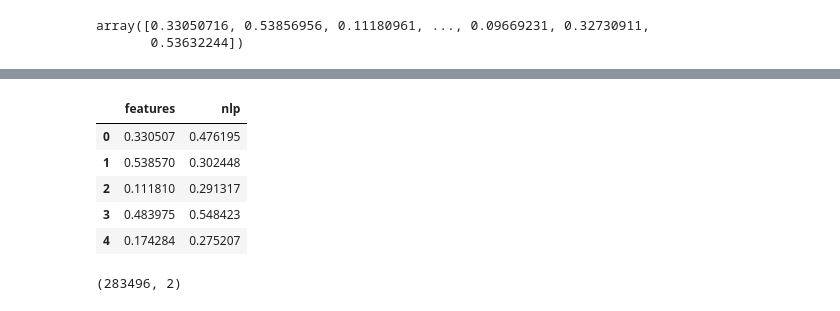
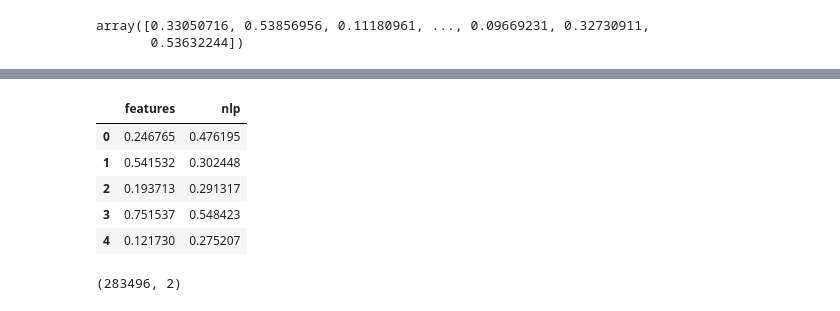
Before and after one commit to benkarlsberg/Ensemble-Deep-Learning-Model-Predict-Kickstarter-Success, a Jupyter notebook: Modeling.ipynb, the cells around one changed output, grey strips where cells are left out. Saved outputs shown, nothing was run; the diff lists cells and outputs as text; code cells hidden in the pictures.

```diff
--- a/Modeling.ipynb
+++ b/Modeling.ipynb
@@ -18,6 +18,7 @@ import seaborn as sns
 
 import statsmodels.api as sm
 from scipy.stats import norm, t
+from sklearn.metrics import recall_score, precision_score, accuracy_score, roc_auc_score
 from sklearn.metrics import mean_squared_error, r2_score, confusion_matrix
 from sklearn.linear_model import LinearRegression, LogisticRegression, LogisticRegressionCV
 from sklearn.model_selection import KFold
@@ -25,6 +26,11 @@ from sklearn.model_selection import cross_val_score, cross_validate
 from sklearn.naive_bayes import MultinomialNB
 from sklearn.ensemble import GradientBoostingClassifier, AdaBoostClassifier
 
+import tensorflow as tf
+from tensorflow.keras import layers
+from tensorflow.keras.utils import to_categorical
+keras = tf.keras
+
 from src.helpers import *
 # %%
 # df produced from EDA.ipynb
@@ -434,6 +610,10 @@ nlp_log_model_probs = nlp_log_model.predict_proba(vectorized_train)
 
 feature_log_model = LogisticRegressionCV(cv=5, max_iter=400, n_jobs=-1).fit(X_num_train,y_train)
 feature_log_model_probs = feature_log_model.predict_proba(X_num_train)
+# %%
+# Feature Gradient Boosted Classifier Model
+feature_gradient_model = GradientBoostingClassifier().fit(X_num_train, y_train)
+feature_gradient_model_probs = feature_gradient_model.predict_proba(X_num_train)
 # %%
 feature_log_model.classes_
 # %% [output]
@@ -474,10 +664,11 @@ probs_class_1 = pd.DataFrame({'features':feature_log_model_probs[:,1], 'nlp':nlp
-# %%
-probs_class_1.head()
-# %% [output]
-|  | features | nlp |
-| 0 | 0.330507 | 0.476195 |
-| 1 | 0.538570 | 0.302448 |
-| 2 | 0.111810 | 0.291317 |
-| 3 | 0.483975 | 0.548423 |
-| 4 | 0.174284 | 0.275207 |
+# %%
+gradient_log_probs_class_1 = pd.DataFrame({'features':feature_gradient_model_probs[:,1], 'nlp':nlp_log_model_probs[:,1]})
+gradient_log_probs_class_1.head()
+# %% [output]
+|  | features | nlp |
+| 0 | 0.246765 | 0.476195 |
+| 1 | 0.541532 | 0.302448 |
+| 2 | 0.193713 | 0.291317 |
+| 3 | 0.751537 | 0.548423 |
+| 4 | 0.121730 | 0.275207 |
 # %%
```
Also changed, not shown: parts of 55 cells of this notebook.
